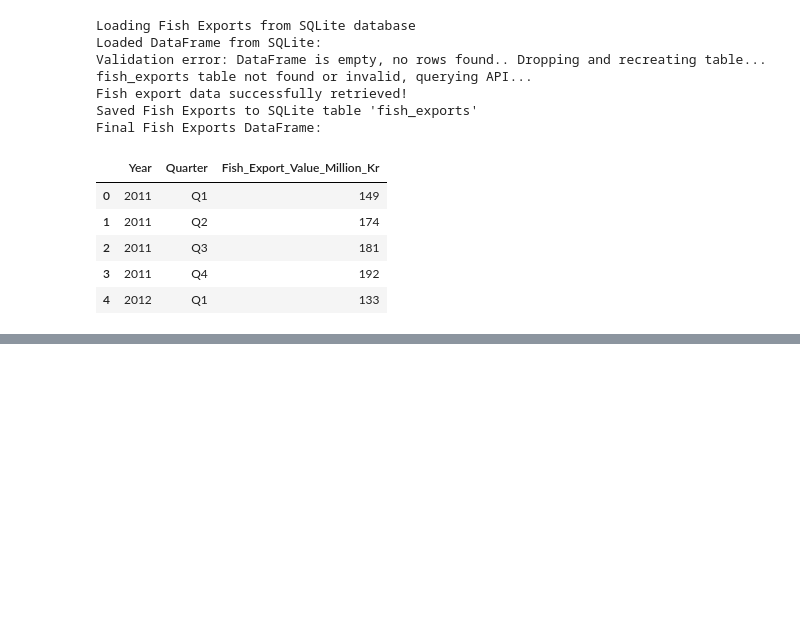
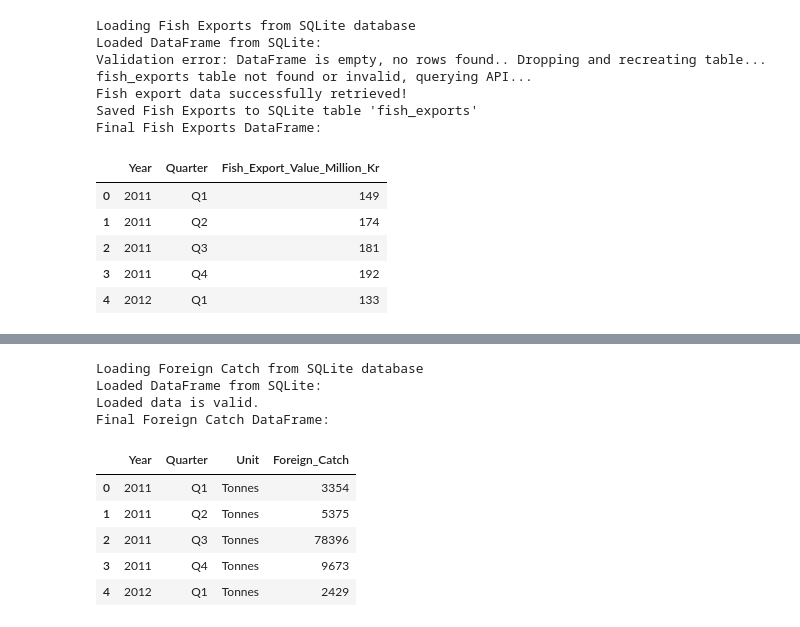
Before and after one commit to ccspen21/greenland-fishery-nowcast-2025, a Jupyter notebook: setup_dataset.ipynb, the cells around one changed output, grey strips where cells are left out. Cells and saved outputs as stored; diff of their text form; code cells hidden in the pictures; blank space fills up the shorter version.

```diff
--- a/setup_dataset.ipynb
+++ b/setup_dataset.ipynb
@@ -736,7 +858,7 @@ if df_foreign_clean is None:
     url = "https://bank.stat.gl:443/api/v1/en/Greenland/FI/FI10/FIX008.px"
     query = {
         "query": [
-            {"code": "nation", "selection": {"filter": "item", "values": ["Foreign"]}},
+            {"code": "nation", "selection": {"filter": "item", "values": ["UDL"]}},
             {"code": "unit", "selection": {"filter": "item", "values": ["Ton"]}},
             {"code": "time", "selection": {"filter": "item", "values": [str(y) for y in range(2011, 2025)]}},
             {"code": "quarter", "selection": {"filter": "item", "values": ["1", "2", "3", "4"]}}
@@ -753,33 +875,44 @@ if df_foreign_clean is None:
         df_foreign_clean = df.copy()
         df_foreign_clean.drop(columns=['nation'], inplace=True)
         df_foreign_clean.rename(columns={
             "time": "Year",
             "quarter": "Quarter",
             "unit": "Unit",
             "value": "Foreign_Catch"
         }, inplace=True)
         df_foreign_clean["Quarter"] = df_foreign_clean["Quarter"].str.replace("Quarter ", "Q")
         quarter_order = ["Q1", "Q2", "Q3", "Q4"]
         df_foreign_clean["Quarter"] = pd.Categorical(df_foreign_clean["Quarter"], categories=quarter_order, ordered=True)
         df_foreign_clean = df_foreign_clean[["Year", "Quarter", "Unit", "Foreign_Catch"]]
         df_foreign_clean["Year"] = df_foreign_clean["Year"].astype(int)
 
         # Validate before saving to SQLite
         expected_columns = ["Year", "Quarter", "Unit", "Foreign_Catch"]
         dtypes = {"Year": int, "Quarter": str, "Unit": str, "Foreign_Catch": int}
         validate_dataframe(df_foreign_clean, expected_columns, dtypes)
 
         # Insert data into table
         df_foreign_clean.to_sql('foreign_catch', conn, if_exists='append', index=False)
         conn.commit()
         print("Saved Foreign Catch to SQLite table 'foreign_catch'")
     except requests.exceptions.RequestException as e:
         print(f"Error fetching Foreign Catch data: {e}")
         df_foreign_clean = pd.DataFrame(columns=["Year", "Quarter", "Unit", "Foreign_Catch"])  # Empty DataFrame as fallback
 
 # Final display
 print("Final Foreign Catch DataFrame:")
 display(df_foreign_clean.head())
+# %% [output]
+Loading Foreign Catch from SQLite database
+Loaded DataFrame from SQLite:
+Loaded data is valid.
+Final Foreign Catch DataFrame:
+|  | Year | Quarter | Unit | Foreign_Catch |
+| 0 | 2011 | Q1 | Tonnes | 3354 |
+| 1 | 2011 | Q2 | Tonnes | 5375 |
+| 2 | 2011 | Q3 | Tonnes | 78396 |
+| 3 | 2011 | Q4 | Tonnes | 9673 |
+| 4 | 2012 | Q1 | Tonnes | 2429 |
 # %%
 #save in memory database to a file
 
```
Also changed, not shown: parts of 4 cells of this notebook.
